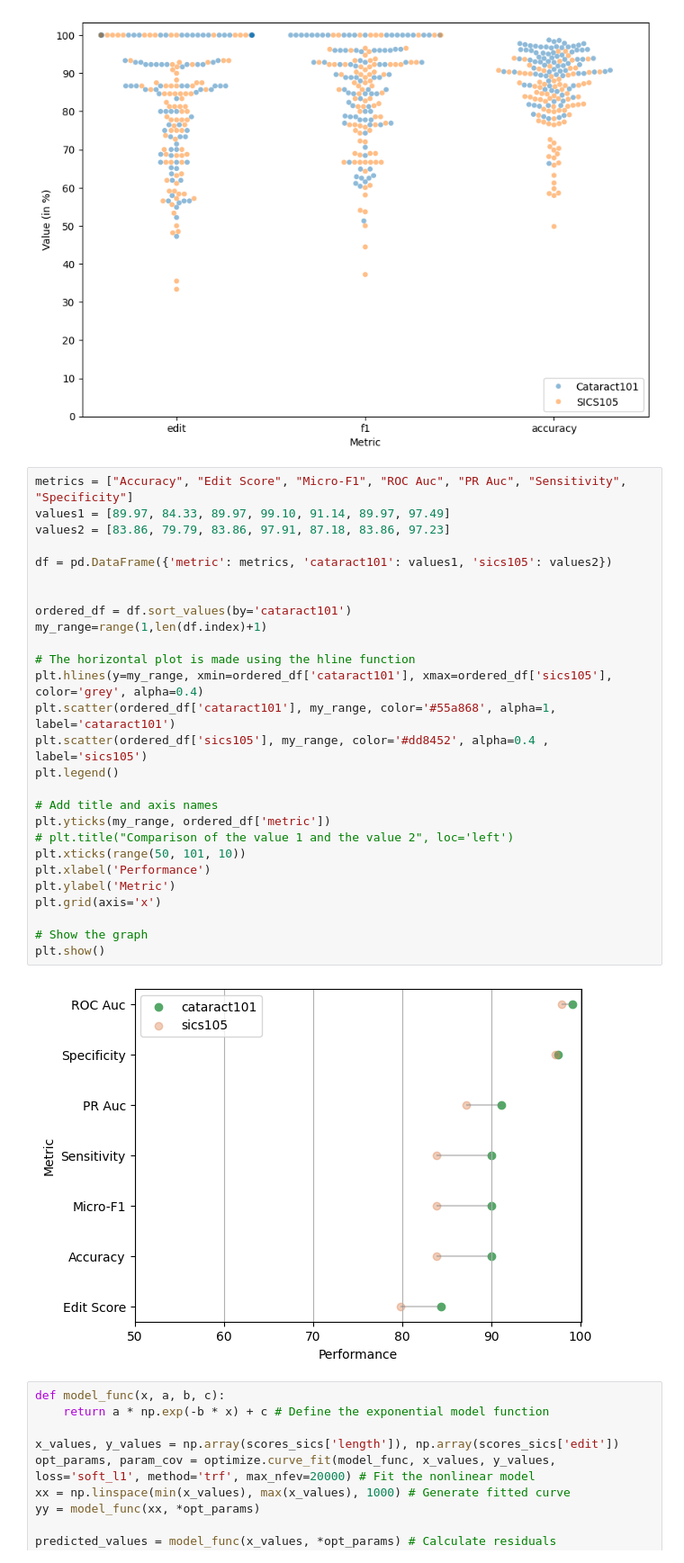
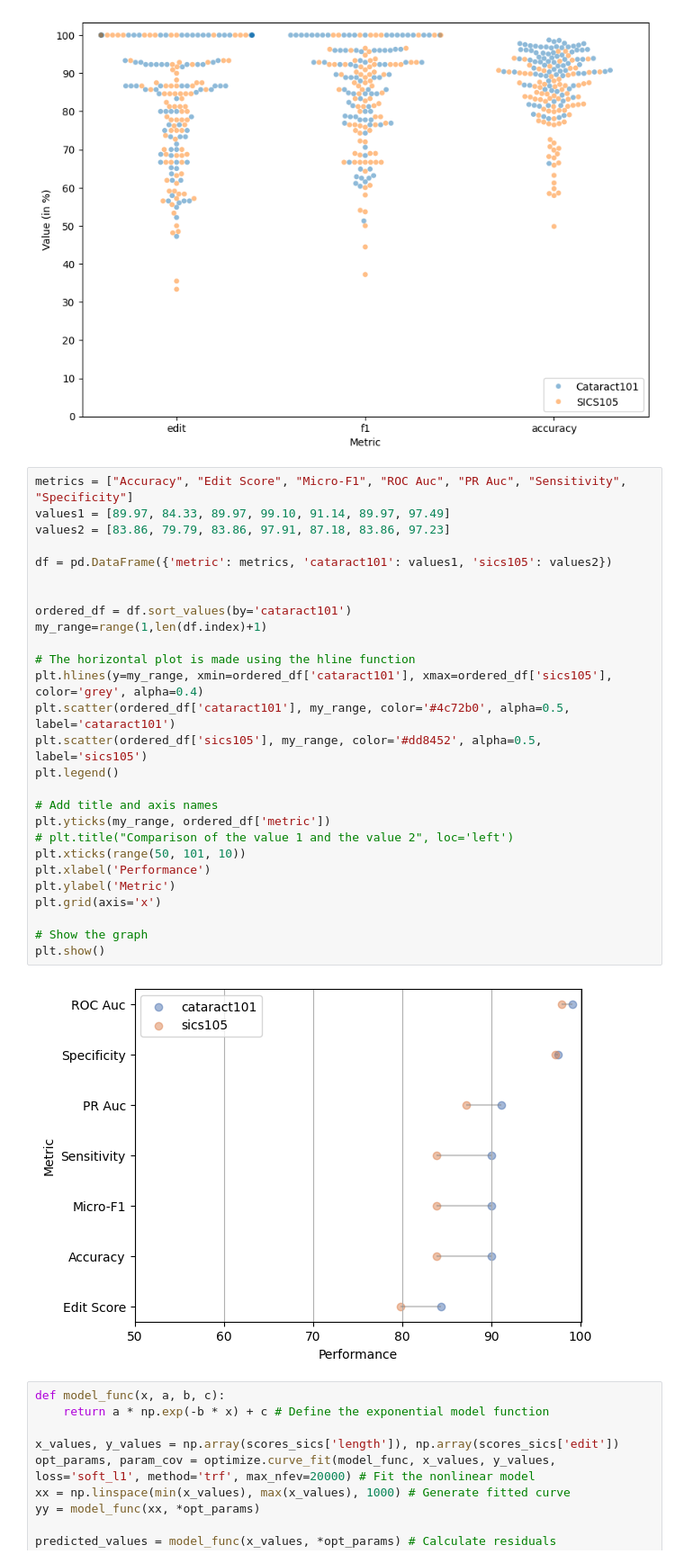
Before and after one commit to Bhuvan-21/MS-TCN2-med, a Jupyter notebook: notebooks/per_video_evaluation.ipynb, the cells around one changed output. Shown at 90% size. Cells and saved outputs as stored; diff of their text form.

```diff
--- a/notebooks/per_video_evaluation.ipynb
+++ b/notebooks/per_video_evaluation.ipynb
@@ -115,32 +116,32 @@ plot.legend(loc='lower right')
 # %%
 metrics = ["Accuracy", "Edit Score", "Micro-F1", "ROC Auc", "PR Auc", "Sensitivity", "Specificity"]
 values1 = [89.97, 84.33, 89.97, 99.10, 91.14, 89.97, 97.49]
 values2 = [83.86, 79.79, 83.86, 97.91, 87.18, 83.86, 97.23]
 
 df = pd.DataFrame({'metric': metrics, 'cataract101': values1, 'sics105': values2})
 
 
 ordered_df = df.sort_values(by='cataract101')
 my_range=range(1,len(df.index)+1)
 
 # The horizontal plot is made using the hline function
 plt.hlines(y=my_range, xmin=ordered_df['cataract101'], xmax=ordered_df['sics105'], color='grey', alpha=0.4)
-plt.scatter(ordered_df['cataract101'], my_range, color='#55a868', alpha=1, label='cataract101')
-plt.scatter(ordered_df['sics105'], my_range, color='#dd8452', alpha=0.4 , label='sics105')
+plt.scatter(ordered_df['cataract101'], my_range, color='#4c72b0', alpha=0.5, label='cataract101')
+plt.scatter(ordered_df['sics105'], my_range, color='#dd8452', alpha=0.5, label='sics105')
 plt.legend()
 
 # Add title and axis names
 plt.yticks(my_range, ordered_df['metric'])
 # plt.title("Comparison of the value 1 and the value 2", loc='left')
 plt.xticks(range(50, 101, 10))
 plt.xlabel('Performance')
 plt.ylabel('Metric')
 plt.grid(axis='x')
 
 # Show the graph
 plt.show()
 # %% [output]
-[figure, old version]
+[figure, new version]
 # %%
 def model_func(x, a, b, c):
     return a * np.exp(-b * x) + c # Define the exponential model function
```
Also changed, not shown: parts of 1 cell of this notebook, 6 other files.
